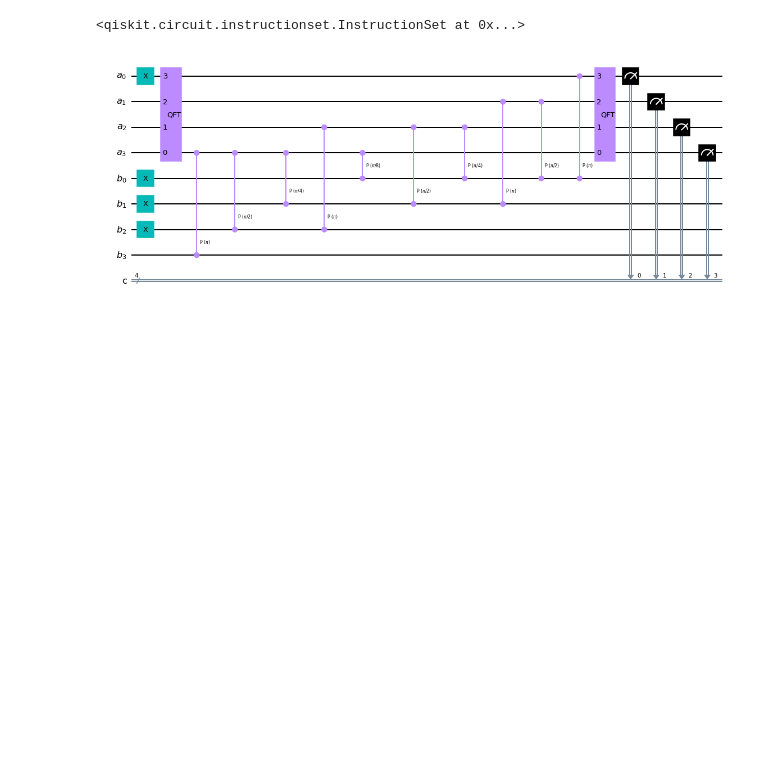
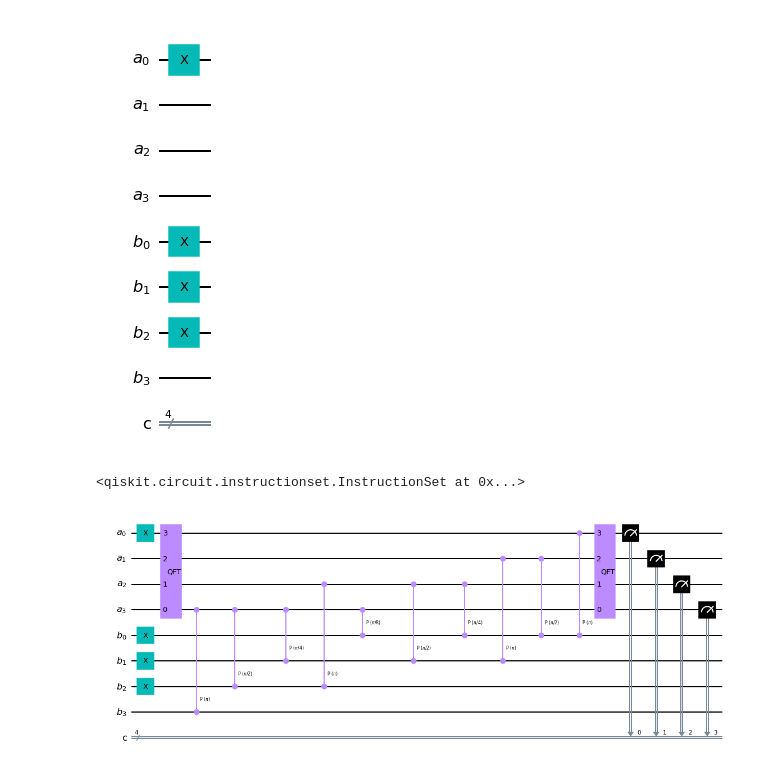
Before and after one commit to Guhabrus/Kvant_labs, a Jupyter notebook: laba1/laba2.ipynb, the cells around one changed output. Drawn from its saved outputs; the diff is of its cells as text; code cells hidden in the pictures; blank space fills up the shorter version.

```diff
--- a/laba1/laba2.ipynb
+++ b/laba1/laba2.ipynb
@@ -29 +33,5 @@ def control_rotation(qc,reg_a, reg_b, n):
+# %%
+qc.draw('mpl')
+# %% [output]
+[figure, added]
 # %%
```
Also changed, not shown: parts of 5 cells of this notebook.
